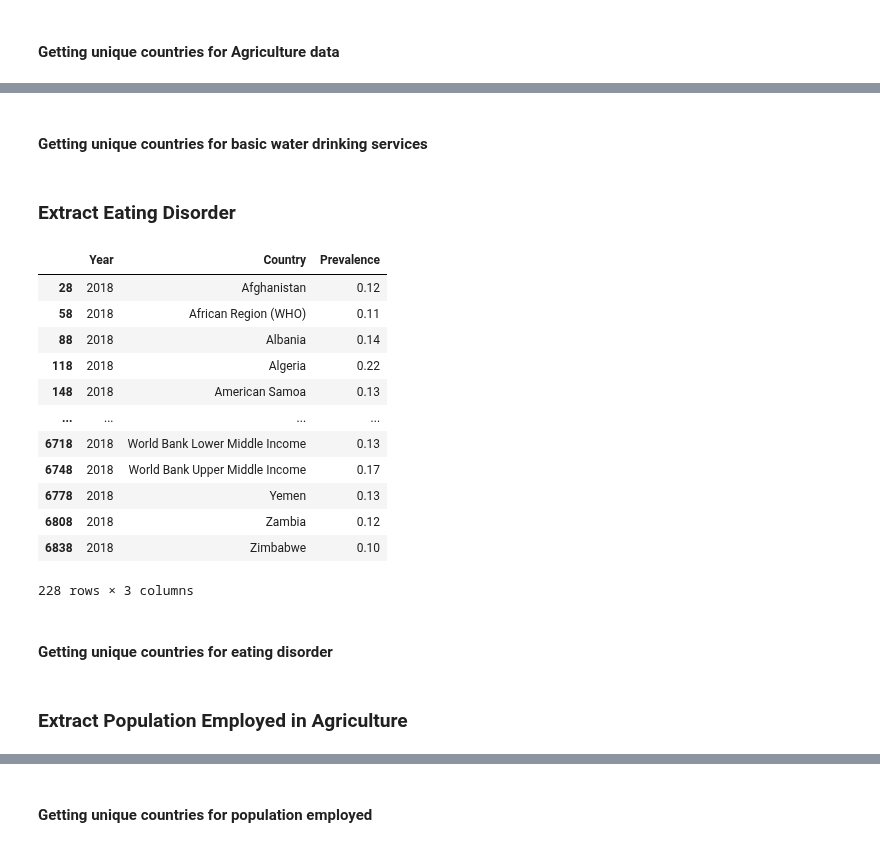
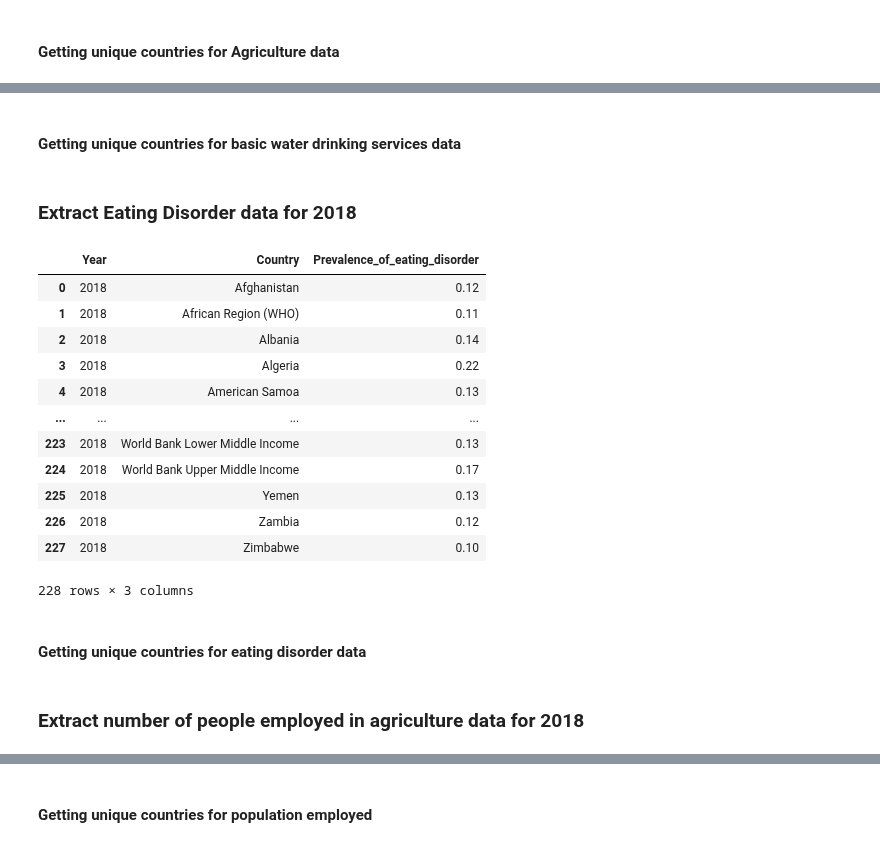
Before and after one commit to tanjoash/2D_data_driven_world, a Jupyter notebook: 2dwork/2D DDW.ipynb, the cells around one changed output, grey strips where cells are left out. Saved outputs shown, nothing was run; the diff lists cells and outputs as text; code cells hidden in the pictures.

```diff
--- a/2dwork/2D DDW.ipynb
+++ b/2dwork/2D DDW.ipynb
@@ -277,3 +206,3 @@ df2018_water
 # %% [markdown]
-#### Getting unique countries for basic water drinking services
+#### Getting unique countries for basic water drinking services data
 # %%
@@ -281,32 +210,34 @@ df_water_countries = df2018_water.Area.unique()
 # %% [markdown]
-### Extract Eating Disorder
+### Extract Eating Disorder data for 2018
 # %%
 df_eating_disorder = pd.read_csv("DDW_Eating Disorder.csv")
 df_eating_disorder = df_eating_disorder[df_eating_disorder["Prevalence - Eating disorders - Sex: Both - Age: Age-standardized (Percent)"].notna()]
 df_eating_disorder = df_eating_disorder.rename(columns = {"Entity": "Country", "Prevalence - Eating disorders - Sex: Both - Age: Age-standardized (Percent)":"Prevalence"})
 df_eating_disorder_2018 = df_eating_disorder[(df_eating_disorder["Year"] == 2018)]
 df_eating_disorder_2018 = df_eating_disorder_2018[["Year", "Country", "Prevalence"]]
+df_eating_disorder_2018 = df_eating_disorder_2018.rename(columns = {"Prevalence": "Prevalence_of_eating_disorder"})
+df_eating_disorder_2018 = df_eating_disorder_2018.reset_index(drop=True)
 df_eating_disorder_2018
 # %% [output]
-|  | Year | Country | Prevalence |
-| 28 | 2018 | Afghanistan | 0.12 |
-| 58 | 2018 | African Region (WHO) | 0.11 |
-| 88 | 2018 | Albania | 0.14 |
-| 118 | 2018 | Algeria | 0.22 |
-| 148 | 2018 | American Samoa | 0.13 |
+|  | Year | Country | Prevalence_of_eating_disorder |
+| 0 | 2018 | Afghanistan | 0.12 |
+| 1 | 2018 | African Region (WHO) | 0.11 |
+| 2 | 2018 | Albania | 0.14 |
+| 3 | 2018 | Algeria | 0.22 |
+| 4 | 2018 | American Samoa | 0.13 |
 | ... | ... | ... | ... |
-| 6718 | 2018 | World Bank Lower Middle Income | 0.13 |
-| 6748 | 2018 | World Bank Upper Middle Income | 0.17 |
-| 6778 | 2018 | Yemen | 0.13 |
-| 6808 | 2018 | Zambia | 0.12 |
-| 6838 | 2018 | Zimbabwe | 0.10 |
+| 223 | 2018 | World Bank Lower Middle Income | 0.13 |
+| 224 | 2018 | World Bank Upper Middle Income | 0.17 |
+| 225 | 2018 | Yemen | 0.13 |
+| 226 | 2018 | Zambia | 0.12 |
+| 227 | 2018 | Zimbabwe | 0.10 |
 228 rows × 3 columns
 # %% [markdown]
-#### Getting unique countries for eating disorder
+#### Getting unique countries for eating disorder data
 # %%
 df_eating_disorder_countries = df_eating_disorder_2018.Country.unique()
 # %% [markdown]
-### Extract Population Employed in Agriculture
+### Extract number of people employed in agriculture data for 2018
 # %%
 df_employment = pd.read_csv("DDW_Employment In Agriculture.csv")
 df_employment = df_employment[df_employment["Value"].notna()]
```
Also changed, not shown: parts of 60 cells of this notebook, 1 other file.
